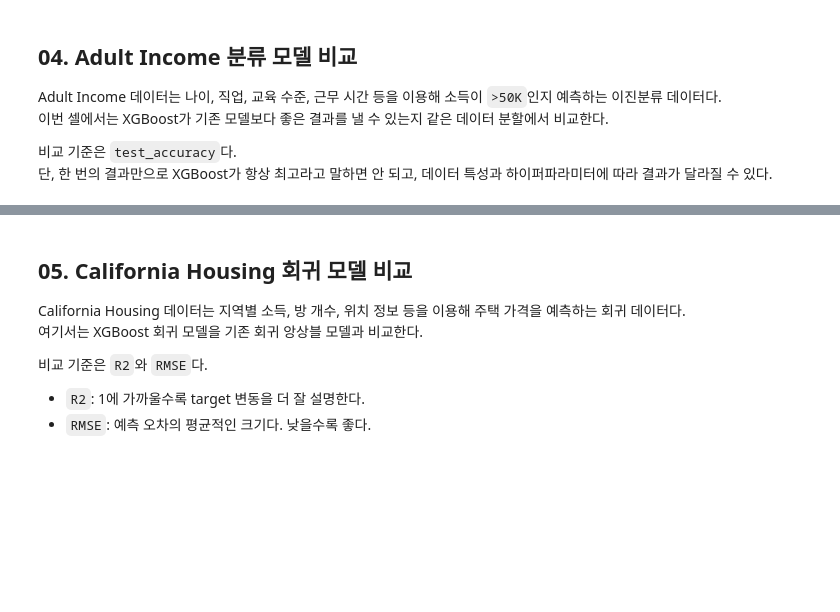
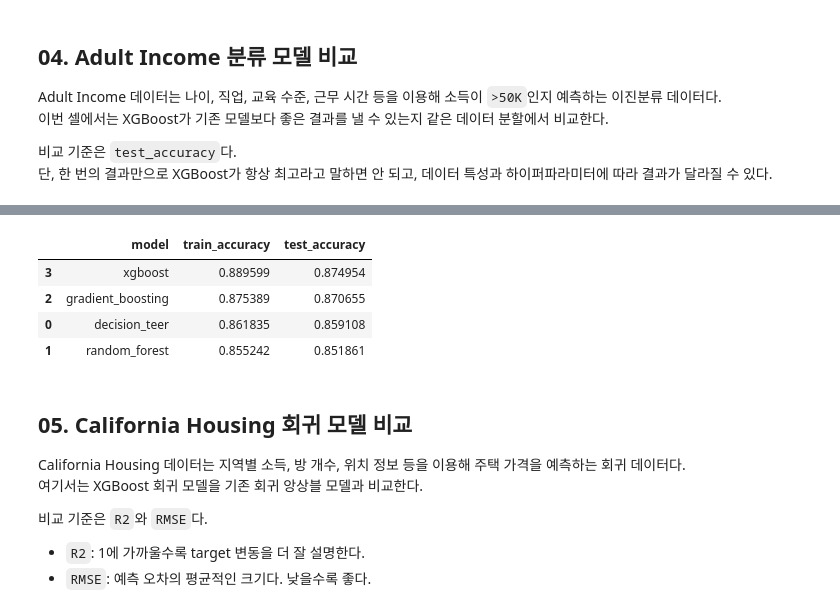
Before and after one commit to RabbitTasteDog-PRO/06_machine_learning, a Jupyter notebook: 05_ensemble/05_xgboost.ipynb, the cells around one changed output, grey strips where cells are left out. Saved outputs shown, nothing was run; the diff lists cells and outputs as text; code cells hidden in the pictures; blank space fills up the shorter version.

```diff
--- a/05_ensemble/05_xgboost.ipynb
+++ b/05_ensemble/05_xgboost.ipynb
@@ -158,3 +336,68 @@ display(adult_X.head())
+# %%
+adult_X_train, adult_X_test, adult_y_train, adult_y_test = train_test_split(
+    adult_X,
+    adult_y,
+    test_size=0.25,
+    random_state=42,
+    stratify=adult_y
+)
+
+# XGBoost모델과 비교할 모델들을 모아둔 dictionary 생성
+classification_models = {
+    'decision_teer': DecisionTreeClassifier(
+        max_depth=8,
+        random_state=42
+    ),
+    'random_forest': RandomForestClassifier(
+        n_estimators=200,
+        max_depth=8,
+        random_state=42,
+        n_jobs=1,
+    ),
+    'gradient_boosting': GradientBoostingClassifier(
+        n_estimators=200,
+        learning_rate=0.08,
+        random_state=42
+    ),
+    'xgboost': XGBClassifier(
+        n_estimators=300,
+        learning_rate=0.1,
+        max_depth=4,
+        # 각 트리에서 학습에 사용할 입력값(X)의 비율
+        subsample=0.9,
+        # 각 트리에서 사용할 feature의 비율
+        colsample_bylevel=.9,
+        random_state=42,
+        n_jobs=1,
+        # 손실율을 적용할수있다 loss율
+        eval_metric='logloss',
+    )
+}
+
+classification_results = []
+
+for name, model in classification_models.items():
+    # fit(): 각 모델이 학습 데이터에서 소득 class를 구분하는 규칙을 학습함.
+    model.fit(adult_X_train, adult_y_train)
+
+    # score(): 분류 모델에서는 accuracy를 반환함.
+    # 같은 train/test 데이터로 평가해야 모델별 성능 비교가 공정함.
+    classification_results.append({
+        'model': name,
+        'train_accuracy': model.score(adult_X_train, adult_y_train),
+        'test_accuracy': model.score(adult_X_test, adult_y_test),
+    })
+
+# DataFrame으로 만들면 모델별 점수를 표 형태로 비교하기 쉬움.
+# sort_values('test_accuracy', ascending=False): 평가 점수가 높은 모델부터 정렬함.
+classification_result_df = pd.DataFrame(classification_results).sort_values('test_accuracy', ascending=False)
+display(classification_result_df)
+# %% [output]
+|  | model | train_accuracy | test_accuracy |
+| 3 | xgboost | 0.889599 | 0.874954 |
+| 2 | gradient_boosting | 0.875389 | 0.870655 |
+| 0 | decision_teer | 0.861835 | 0.859108 |
+| 1 | random_forest | 0.855242 | 0.851861 |
 # %% [markdown]
 ## 05. California Housing 회귀 모델 비교
 
```
Also changed, not shown: parts of 7 cells of this notebook.
